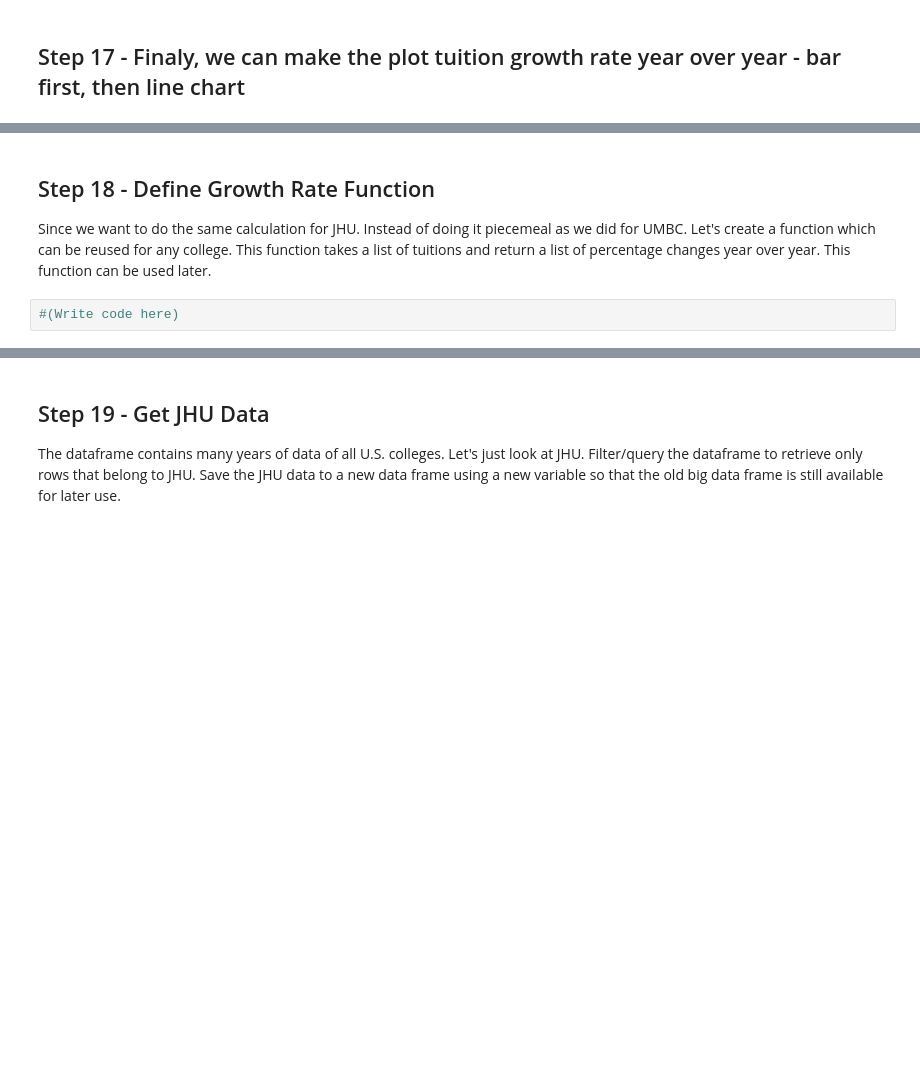
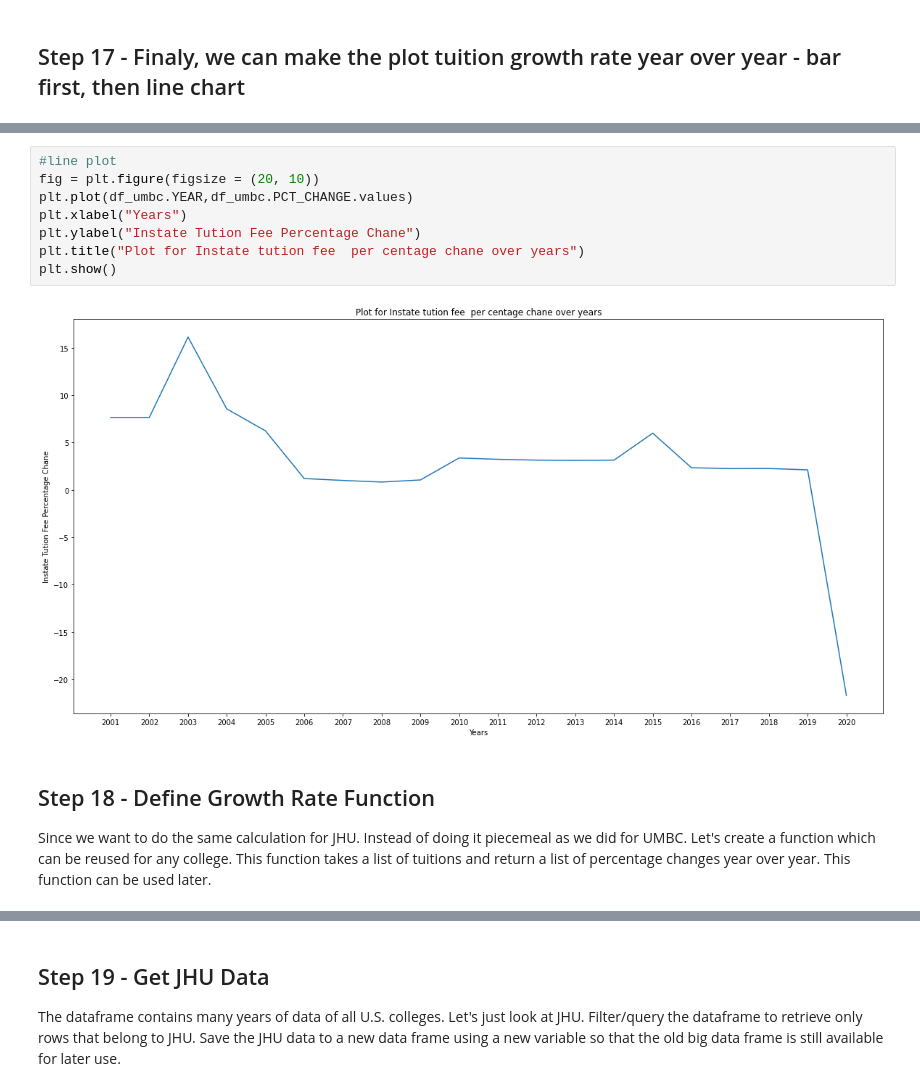
Before and after one commit to GunduSriBhanu/data690_fall2022, a Jupyter notebook: assignment_06/assignment_06.ipynb, the cells around one changed output, grey strips where cells are left out. Saved outputs shown, nothing was run; the diff lists cells and outputs as text; blank space fills up the shorter version.

```diff
--- a/assignment_06/assignment_06.ipynb
+++ b/assignment_06/assignment_06.ipynb
@@ -171,6 +424,14 @@ Not as hard as you may think. If you get stuck, you think too hard. Google it an
+# %%
+#line plot
+fig = plt.figure(figsize = (20, 10))
+plt.plot(df_umbc.YEAR,df_umbc.PCT_CHANGE.values)
+plt.xlabel("Years")
+plt.ylabel("Instate Tution Fee Percentage Chane")
+plt.title("Plot for Instate tution fee  per centage chane over years")
+plt.show()
+# %% [output]
+[figure, added]
 # %% [markdown]
 ## Step 18 - Define Growth Rate Function
 
 Since we want to do the same calculation for JHU. Instead of doing it piecemeal as we did for UMBC. Let's create a function which can be reused for any college. This function takes a list of tuitions and return a list of percentage changes year over year. This function can be used later.
-# %%
-#(Write code here)
```
Also changed, not shown: parts of 47 cells of this notebook.
